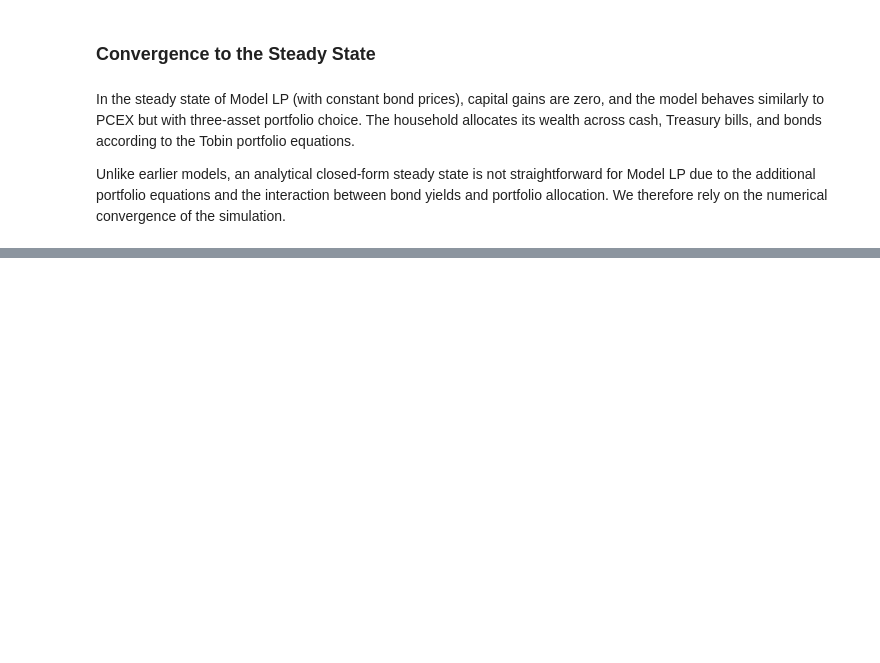
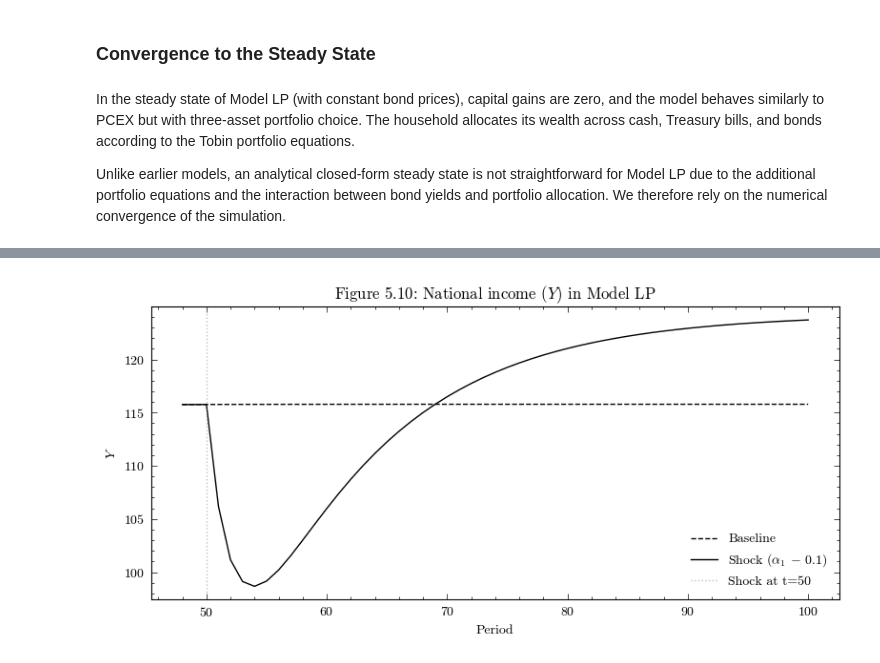
Before and after one commit to KarlNaumann/MacroStat, a Jupyter notebook: docs/models/GL06/GL06LP.ipynb, the cells around one changed output, grey strips where cells are left out. Cells and saved outputs as stored; diff of their text form; code cells hidden in the pictures; blank space fills up the shorter version.

```diff
--- a/docs/models/GL06/GL06LP.ipynb
+++ b/docs/models/GL06/GL06LP.ipynb
@@ -379,0 +356,21 @@ plt.show()
+# %%
+scenarios = ScenariosGL06LP(parameters=params)
+sc2 = scenarios.get_scenario_index("Scenario.2: Drop in alpha1")
+model2 = GL06LP(parameters=params, scenarios=scenarios)
+model2.simulate(scenario=sc2)
+output_sc2 = model2.variables.to_pandas()
+# %%
+dfo = output_sc2.loc[trigger - 2:]
+
+fig, ax = plt.subplots(figsize=(8, 4))
+ax.plot(dfo_base.index, dfo_base['NationalIncome'], 'k--', label='Baseline')
+ax.plot(dfo.index, dfo['NationalIncome'], 'k-', label='Shock ($\\alpha_1$ − 0.1)')
+ax.axvline(x=trigger, color='grey', linestyle=':', alpha=0.5, label=f'Shock at t={trigger}')
+ax.set_title('Figure 5.10: National income ($Y$) in Model LP')
+ax.set_xlabel('Period')
+ax.set_ylabel('$Y$')
+ax.legend(frameon=False)
+plt.tight_layout()
+plt.show()
+# %% [output]
+[figure, added]
```
Also changed, not shown: parts of 17 cells of this notebook, 5 other files.
